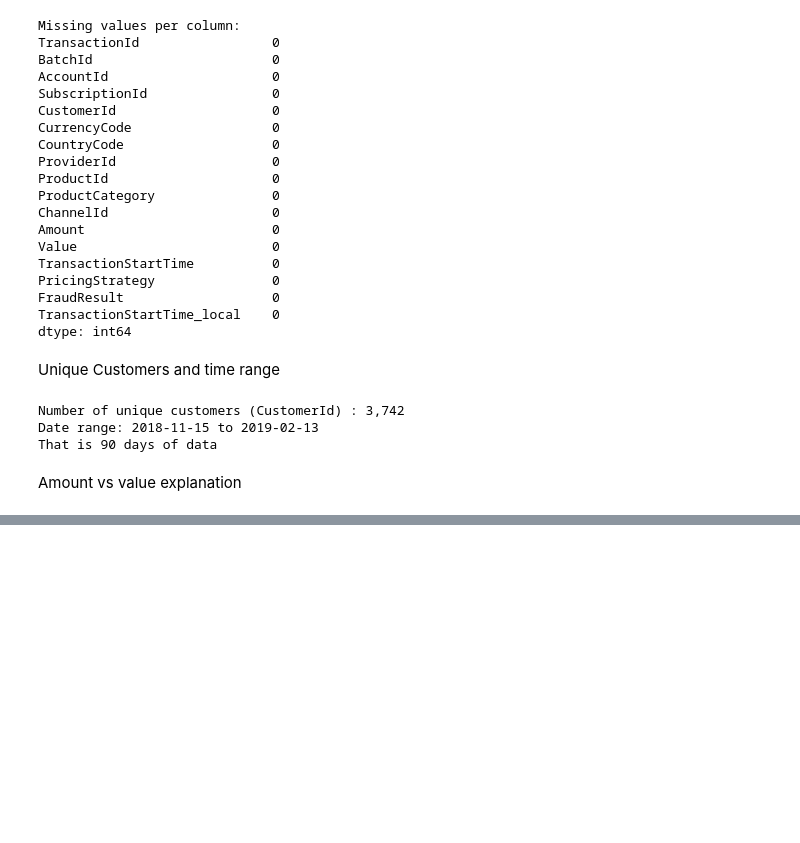
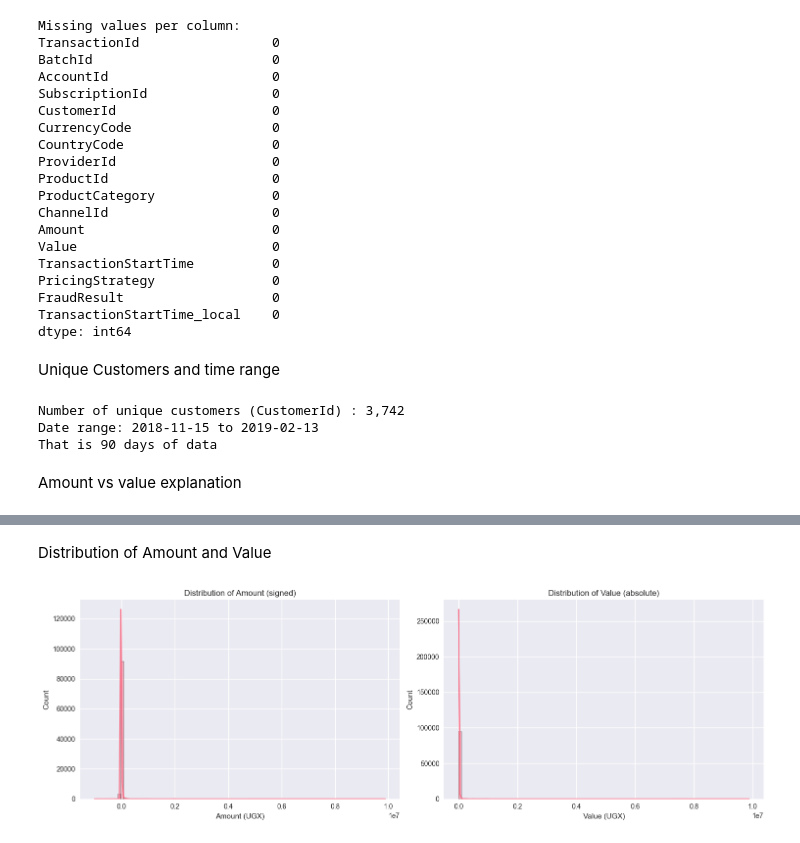
Before and after one commit to Beza-Oriyon/Credit-risk-model, a Jupyter notebook: notebooks/eda.ipynb, the cells around one changed output, grey strips where cells are left out. Drawn from its saved outputs; the diff is of its cells as text; code cells hidden in the pictures; blank space fills up the shorter version.

```diff
--- a/notebooks/eda.ipynb
+++ b/notebooks/eda.ipynb
@@ -141,3 +141,19 @@ sample of negative Amounts (refunds/credits):
 | 25 | TransactionId_74649 | BatchId_100266 | AccountId_4841 | SubscriptionId_3829 | CustomerId_2728 | UGX | 256 | ProviderId_4 | ... |
 | 28 | TransactionId_136360 | BatchId_48611 | AccountId_4841 | SubscriptionId_3829 | CustomerId_1995 | UGX | 256 | ProviderId_4 | ... |
 | 31 | TransactionId_46482 | BatchId_10454 | AccountId_4841 | SubscriptionId_3829 | CustomerId_3890 | UGX | 256 | ProviderId_4 | ... |
+# %% [markdown]
+Distribution of Amount and Value
+# %%
+fig, ax = plt.subplots(1, 2, figsize=(15,5))
+sns.histplot(df["Amount"], bins=100, ax=ax[0], kde=True)
+ax[0].set_title("Distribution of Amount (signed)")
+ax[0].set_xlabel("Amount (UGX)")
+
+sns.histplot(df["Value"], bins=100, ax=ax[1], kde=True)
+ax[1].set_title("Distribution of Value (absolute)")
+ax[1].set_xlabel("Value (UGX)")
+
+plt.tight_layout()
+plt.show()
+# %% [output]
+[figure, added]
```
Also changed, not shown: parts of 9 cells of this notebook.
